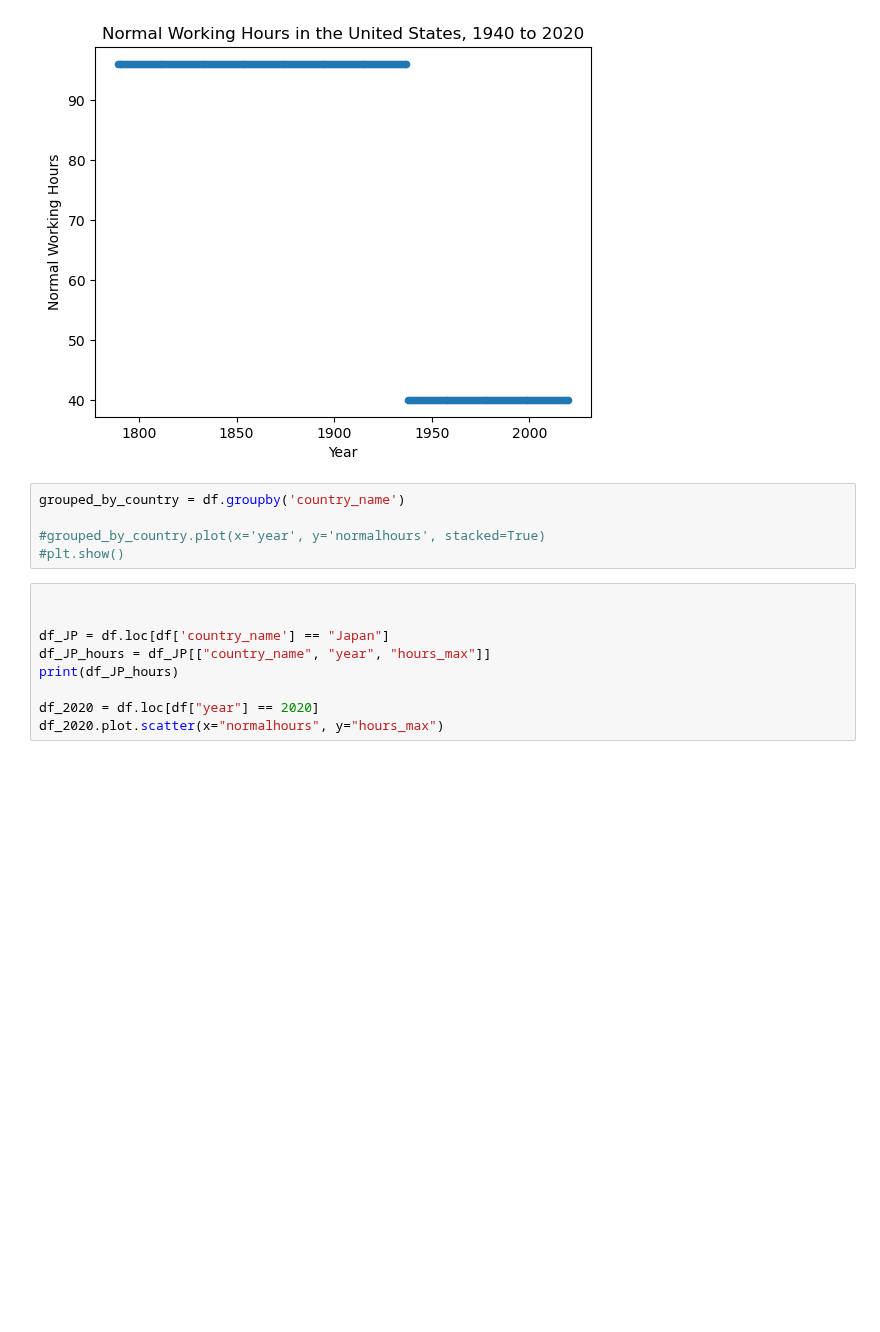
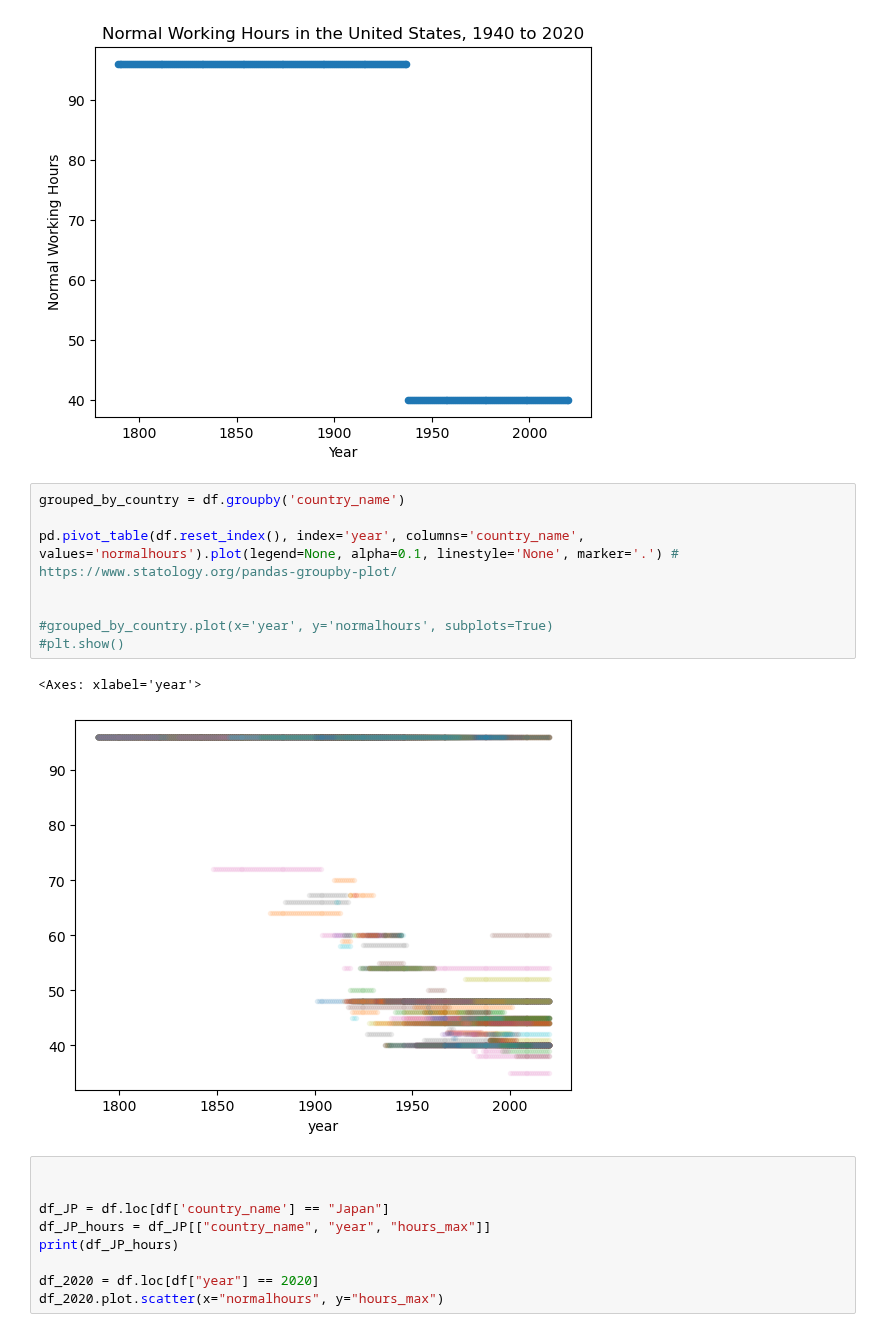
Before and after one commit to trevor-moss/ek121_finalProj, a Jupyter notebook: submission_format.ipynb, the cells around one changed output. Cells and saved outputs as stored; diff of their text form; blank space fills up the shorter version.

```diff
--- a/submission_format.ipynb
+++ b/submission_format.ipynb
@@ -58,8 +58,14 @@ plt.show()
 # %%
 grouped_by_country = df.groupby('country_name')
 
-#grouped_by_country.plot(x='year', y='normalhours', stacked=True)
+pd.pivot_table(df.reset_index(), index='year', columns='country_name', values='normalhours').plot(legend=None, alpha=0.1, linestyle='None', marker='.') # https://www.statology.org/pandas-groupby-plot/
+
+
+#grouped_by_country.plot(x='year', y='normalhours', subplots=True)
 #plt.show()
+# %% [output]
+<Axes: xlabel='year'>
+[figure, added]
 # %%
 
 
```
